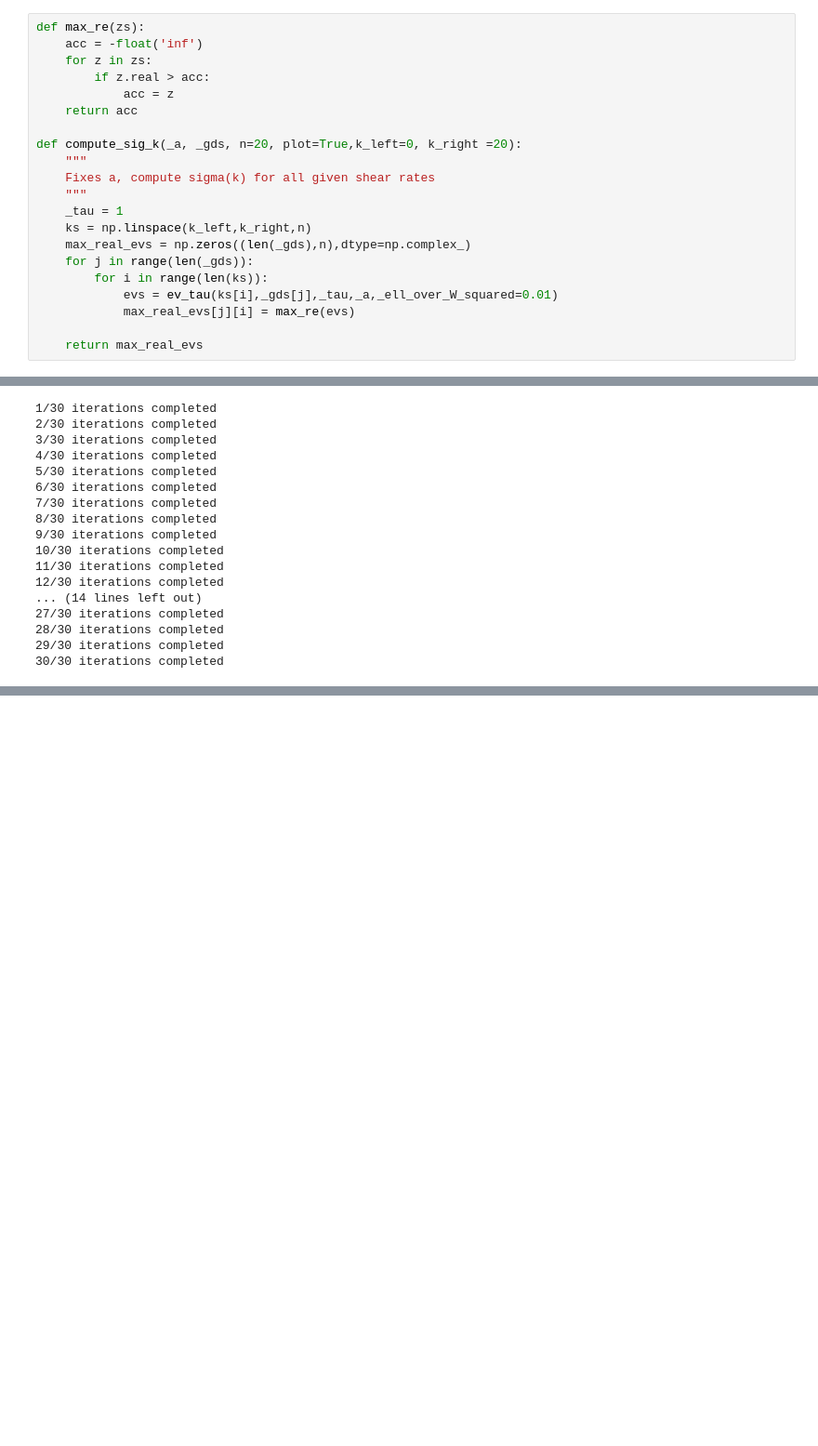
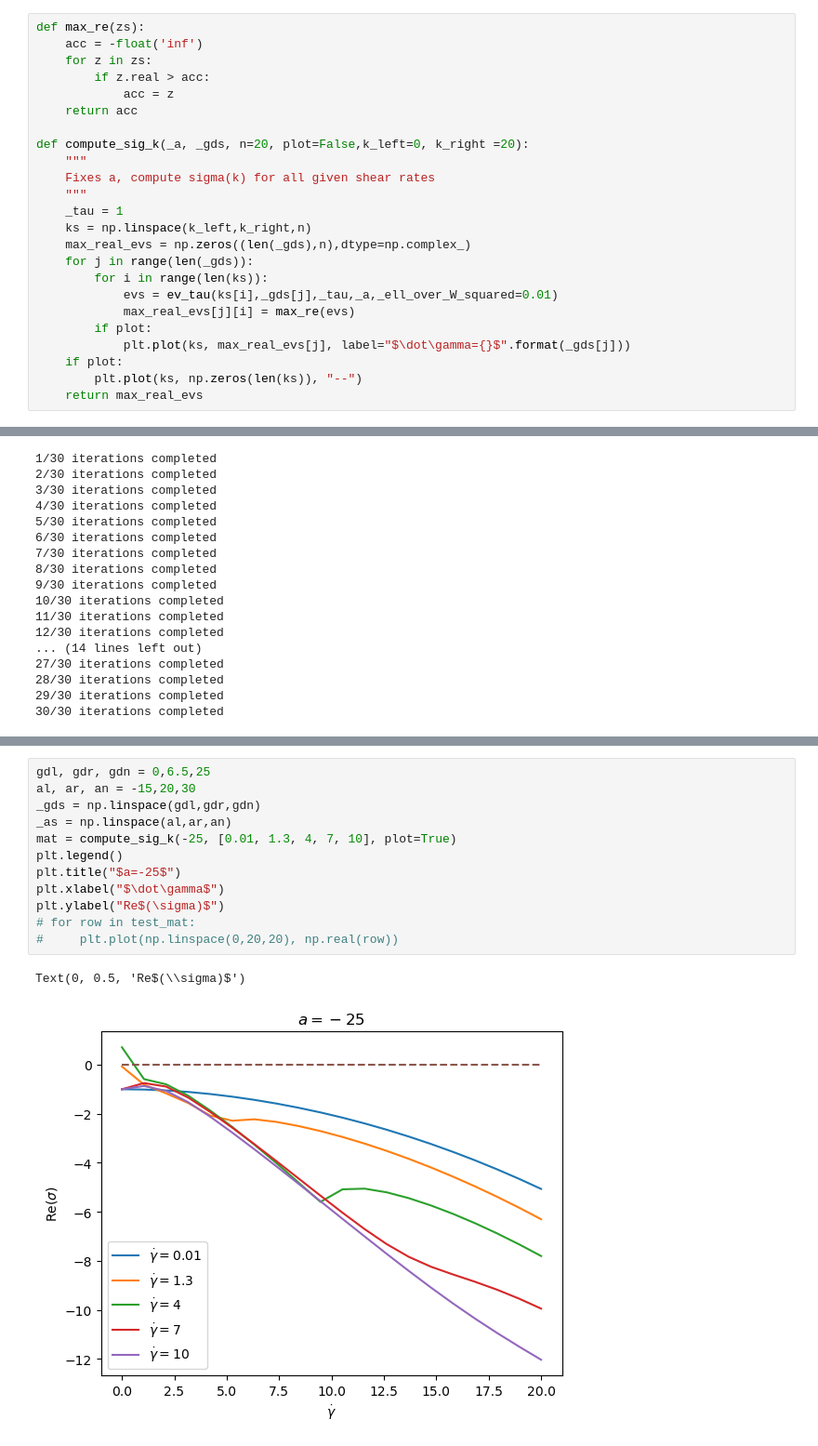
Before and after one commit to jaspercjp/Chebyshev-Pseudospectral-Active-Shear, a Jupyter notebook: python-code/ls2/analysis_tau.ipynb, the cells around one changed output, grey strips where cells are left out. Shown at 93% size. Drawn from its saved outputs; the diff is of its cells as text; blank space fills up the shorter version.

```diff
--- a/python-code/ls2/analysis_tau.ipynb
+++ b/python-code/ls2/analysis_tau.ipynb
@@ -493,7 +493,7 @@ def max_re(zs):
             acc = z
     return acc
 
-def compute_sig_k(_a, _gds, n=20, plot=True,k_left=0, k_right =20):
+def compute_sig_k(_a, _gds, n=20, plot=False,k_left=0, k_right =20):
     """
     Fixes a, compute sigma(k) for all given shear rates
     """
@@ -504,7 +504,10 @@ def compute_sig_k(_a, _gds, n=20, plot=True,k_left=0, k_right =20):
         for i in range(len(ks)):
             evs = ev_tau(ks[i],_gds[j],_tau,_a,_ell_over_W_squared=0.01)
             max_real_evs[j][i] = max_re(evs)
-
+        if plot:
+            plt.plot(ks, max_real_evs[j], label="$\dot\gamma={}$".format(_gds[j]))
+    if plot:
+        plt.plot(ks, np.zeros(len(ks)), "--")
     return max_real_evs
 # %%
 gdl, gdr, gdn = 0,6.5,25
@@ -536,0 +551,15 @@ for i in range(len(_as)):
+# %%
+gdl, gdr, gdn = 0,6.5,25
+al, ar, an = -15,20,30
+_gds = np.linspace(gdl,gdr,gdn)
+_as = np.linspace(al,ar,an)
+mat = compute_sig_k(-25, [0.01, 1.3, 4, 7, 10], plot=True)
+plt.legend()
+plt.title("$a=-25$")
+plt.xlabel("$\dot\gamma$")
+plt.ylabel("Re$(\sigma)$")
+# for row in test_mat:
+#     plt.plot(np.linspace(0,20,20), np.real(row))
+# %% [output]
+Text(0, 0.5, 'Re$(\\sigma)$')
+[figure, added]
```
Also changed, not shown: parts of 4 cells of this notebook, 5 other files.
